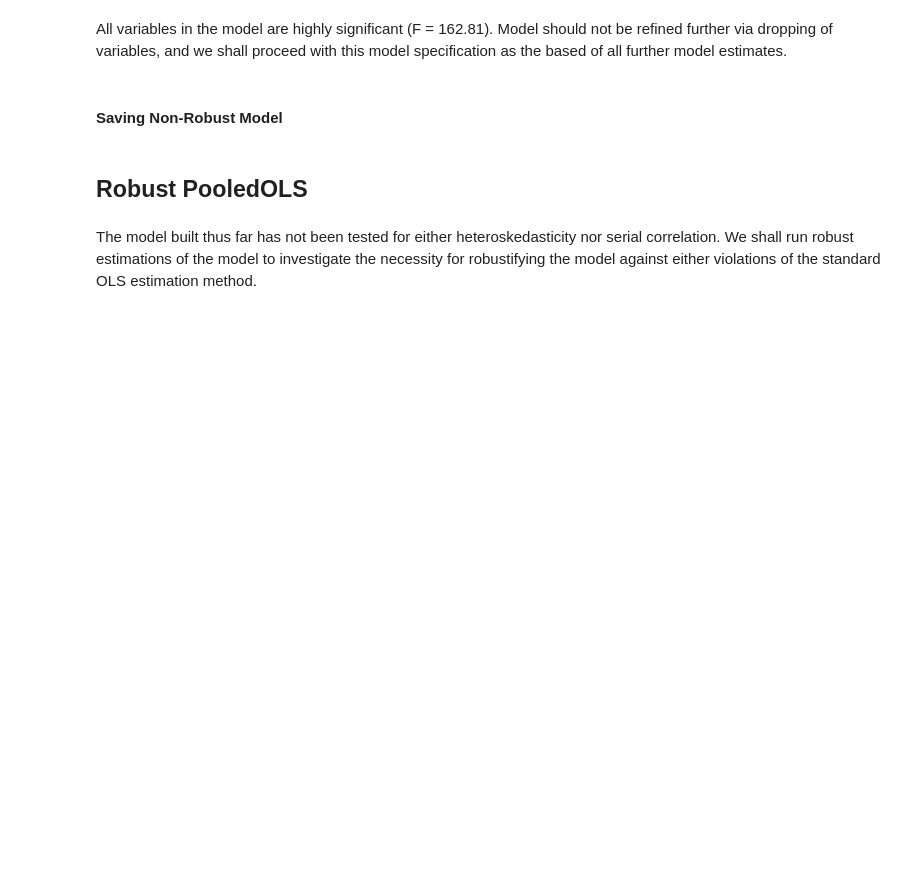
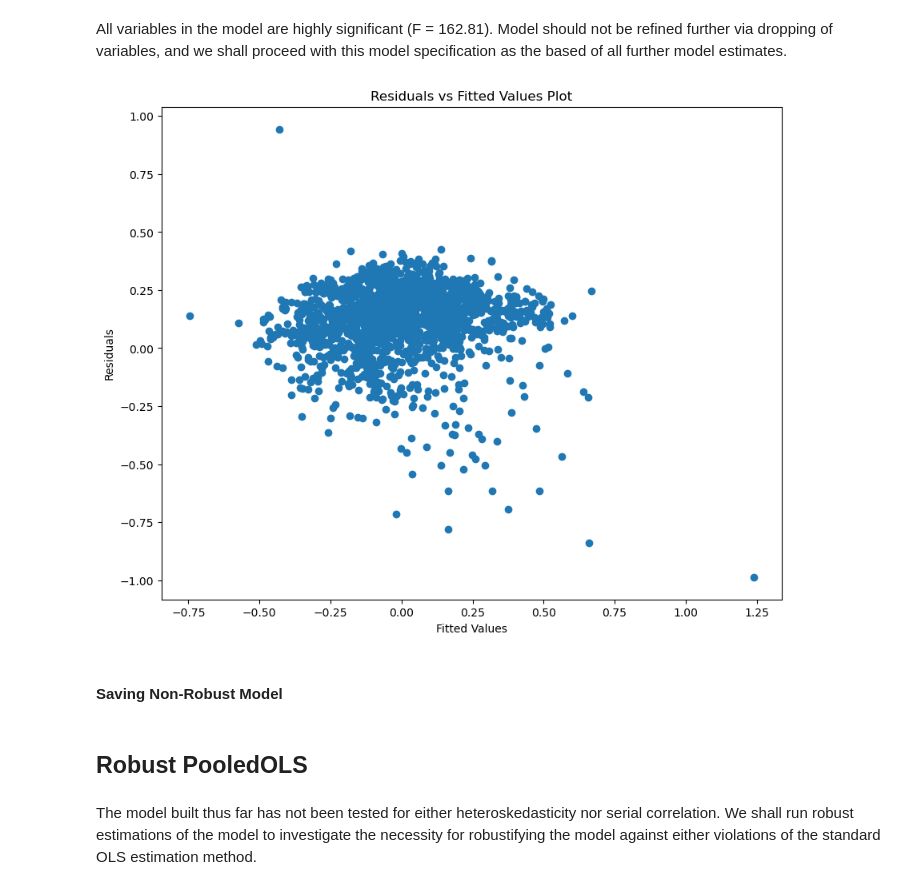
Before and after one commit to yungqiyang/sgx_panel_data_analysis, a Jupyter notebook: sgx_pooled_ols.ipynb, the cells around one changed output. Cells and saved outputs as stored; diff of their text form; code cells hidden in the pictures; blank space fills up the shorter version.

Commit message:
commit change in pooled for residuals plot

```diff
--- a/sgx_pooled_ols.ipynb
+++ b/sgx_pooled_ols.ipynb
@@ -392,6 +392,16 @@ SOLV             -0.0007  7.042e-05    -9.6952     0.0000     -0.0008     -0.000
 =================================================================================
 # %% [markdown]
 All variables in the model are highly significant (F = 162.81). Model should not be refined further via dropping of variables, and we shall proceed with this model specification as the based of all further model estimates.
+# %%
+# Plot the residuals from the final model to check for heteroskedasticity
+plt.figure(figsize= (10, 8))
+plt.scatter(pooled_res.resids, pooled_res.predict())
+plt.title('Residuals vs Fitted Values Plot')
+plt.xlabel('Fitted Values')
+plt.ylabel('Residuals')
+plt.show()
+# %% [output]
+[figure, added]
 # %% [markdown]
 #### Saving Non-Robust Model
 # %%
```
Also changed, not shown: parts of 1 cell of this notebook.
